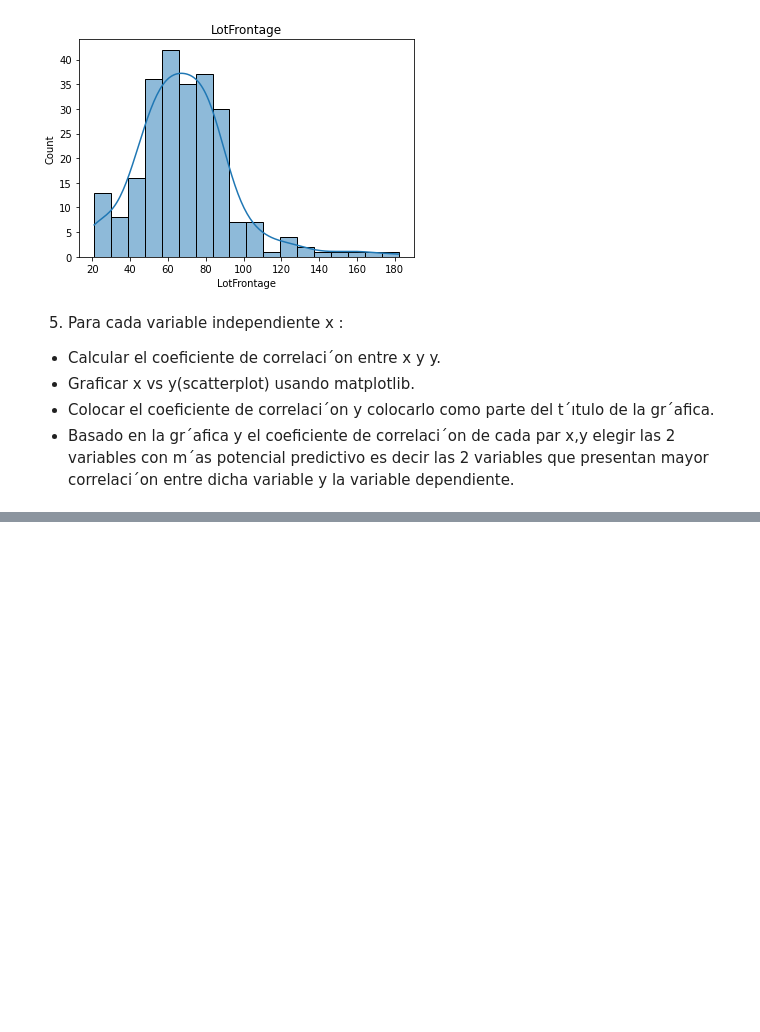
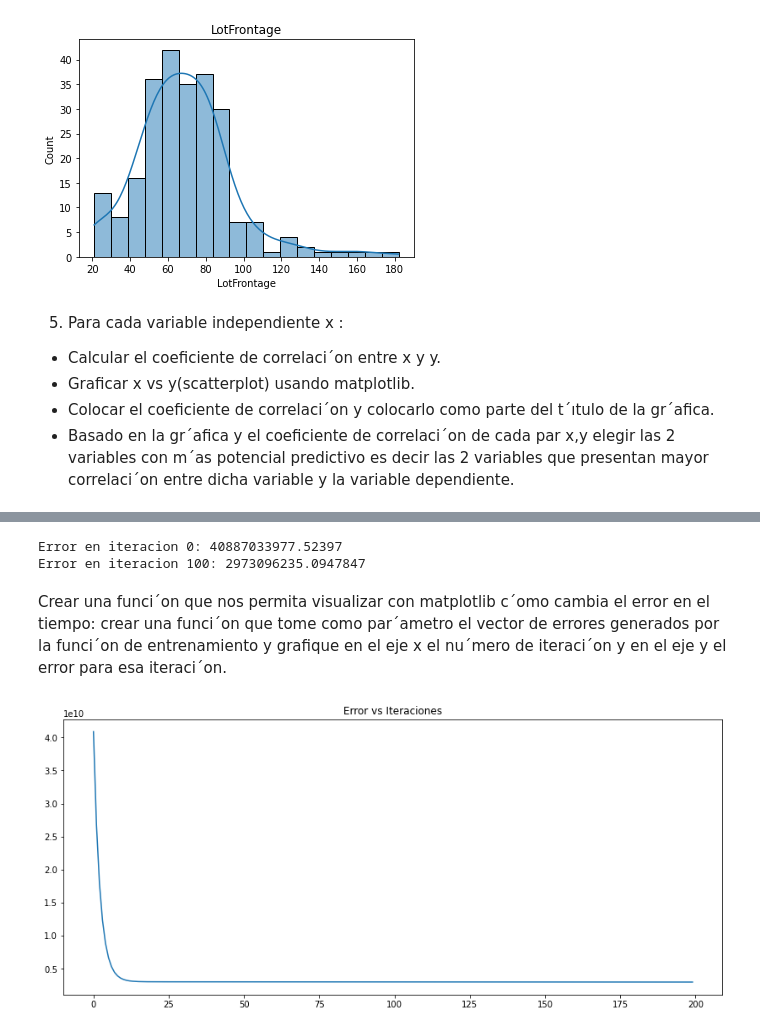
Before and after one commit to JuanjoDC/data-science-python-galileo, a Jupyter notebook: 1. Proyecto - Regresion a pie.ipynb, the cells around one changed output, grey strips where cells are left out. Cells and saved outputs as stored; diff of their text form; code cells hidden in the pictures; blank space fills up the shorter version.

```diff
--- a/1. Proyecto - Regresion a pie.ipynb
+++ b/1. Proyecto - Regresion a pie.ipynb
@@ -95,0 +141,41 @@ y_test = test.pop('SalePrice')
+# %%
+# 6.1 a 6.5
+def linear_reg_fit (x, y, epoch, error_cada, learning_rate = 0.005):
+    # adding beta0 column
+    X = np.column_stack((x, np.ones(len(x))))
+
+    betas = np.zeros(2)
+    errors = {'error': []}
+    betas_iter = []
+    for ep in range(epoch):
+        yhat = X@betas
+
+        betas_iter.append (betas)
+        error = (((y - yhat)**2) / len(y)).sum()
+        errors['error'].append (error)
+
+        grad = X.T@(yhat - y) / len(y)
+        betas = betas - grad*learning_rate
+
+        if ep%error_cada == 0:
+            print('Error en iteracion {}: {}'.format(ep, error))
+    return betas_iter, pd.DataFrame(errors)
+
+betas, errors = linear_reg_fit(train['OverallQual'], y_train, 200, 100)
+# %% [output]
+Error en iteracion 0: 40887033977.52397
+Error en iteracion 100: 2973096235.0947847
+# %% [markdown]
+Crear una funci´on que nos permita visualizar con matplotlib c´omo cambia el error en
+el tiempo: crear una funci´on que tome como par´ametro el vector de errores generados
+por la funci´on de entrenamiento y grafique en el eje x el nu´mero de iteraci´on y en
+el eje y el error para esa iteraci´on.
+# %%
+def error_per_iter (errors):
+    fig = plt.figure(figsize=(14, 6))
+    plt.plot(errors)
+    plt.title('Error vs Iteraciones')
+
+error_per_iter(errors)
+# %% [output]
+[figure, added]
```
Also changed, not shown: parts of 5 cells of this notebook.
